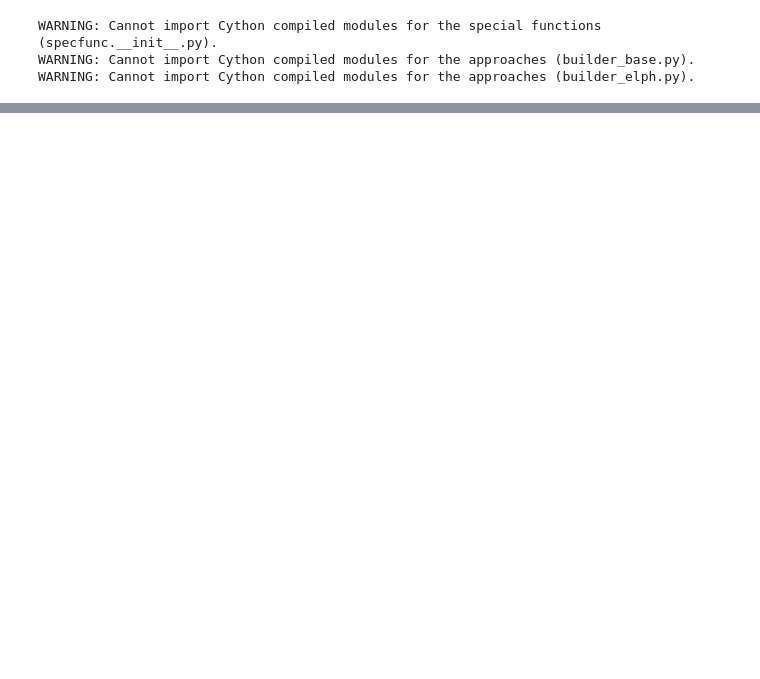
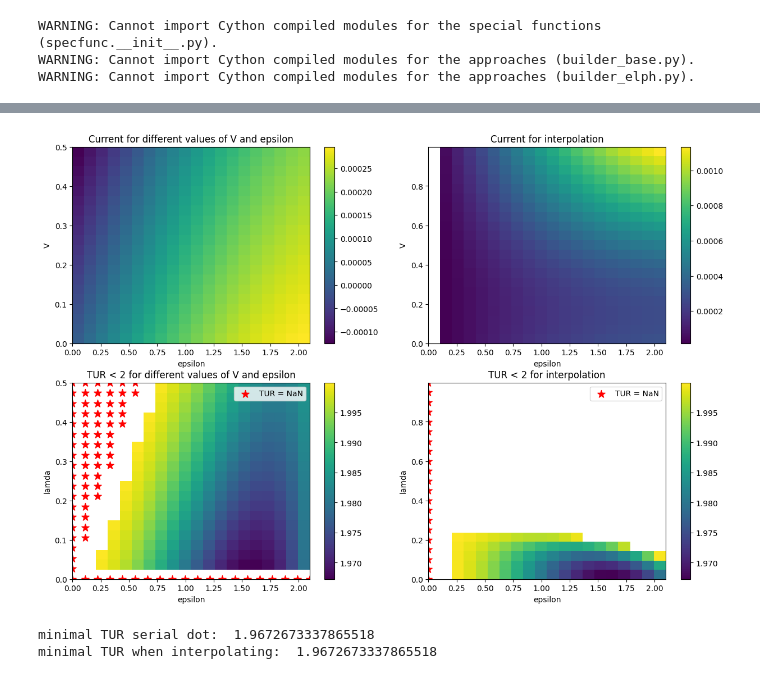
Before and after one commit to myIntSet/thermoelectrics, a Jupyter notebook: interpolating from serial violation/serial_to_parallell.ipynb, the cells around one changed output, grey strips where cells are left out. Saved outputs shown, nothing was run; the diff lists cells and outputs as text; code cells hidden in the pictures; blank space fills up the shorter version.

```diff
--- a/interpolating from serial violation/serial_to_parallell.ipynb
+++ b/interpolating from serial violation/serial_to_parallell.ipynb
@@ -145,0 +184,58 @@ I, I_var, J_QH, P, eff, sigma, TUR = ip.run_interpolation(epsilons, lamdas, **IN
+# %%
+fig, axes = plt.subplots(nrows=2, ncols=2, figsize=(15, 10))
+
+# Plot on different subplots using the axes array
+img = axes[0, 0].imshow(I, extent=[epsilons[0], epsilons[-1], VBs[0], VBs[-1]], aspect='auto', origin='lower')
+fig.colorbar(img, ax=axes[0, 0])
+axes[0, 0].set_title("Current for different values of V and epsilon")
+axes[0, 0].set_xlabel('epsilon')
+axes[0, 0].set_ylabel('V')
+#img.set_clim(-0.1, 0.1)  # Set color limits
+
+TUR_masked = np.ma.masked_where(TUR >= 2, TUR)
+
+img2 = axes[1,0].imshow(TUR_masked, extent=[epsilons[0], epsilons[-1], VBs[0], VBs[-1]], aspect='auto', origin='lower')
+fig.colorbar(img2, ax=axes[1, 0])
+# Find NaN positions
+nan_positions = np.argwhere(np.isnan(TUR))  # Get (row, col) indices of NaNs
+# Convert indices to coordinate system of `extent`
+x_nan = epsilons[nan_positions[:, 1]]  # Convert column index to x-coordinates
+y_nan = VBs[nan_positions[:, 0]]  # Convert row index to y-coordinates
+# Scatter stars at NaN locations
+axes[1, 0].scatter(x_nan, y_nan, color='red', marker='*', s=100, label="TUR = NaN")
+axes[1, 0].set_title("TUR < 2 for different values of V and epsilon")
+axes[1, 0].set_xlabel('epsilon')
+axes[1, 0].set_ylabel('lamda')
+axes[1,0].legend()
+
+img3 = axes[0,1].imshow(I2, extent=[epsilons[0], epsilons[-1], lamdas[0], lamdas[-1]], aspect='auto', origin='lower')
+fig.colorbar(img3, ax=axes[0, 1])
+axes[0, 1].set_title("Current for interpolation")
+axes[0, 1].set_xlabel('epsilon')
+axes[0, 1].set_ylabel('V')
+
+TUR_masked2 = np.ma.masked_where(TUR2 >= 2, TUR2)
+
+img4 = axes[1,1].imshow(TUR_masked2, extent=[epsilons[0], epsilons[-1], lamdas[0], lamdas[-1]], aspect='auto', origin='lower')
+# Find NaN positions
+nan_positions = np.argwhere(np.isnan(TUR2))  # Get (row, col) indices of NaNs
+# Convert indices to coordinate system of `extent`
+x_nan = epsilons[nan_positions[:, 1]]  # Convert column index to x-coordinates
+y_nan = lamdas[nan_positions[:, 0]]  # Convert row index to y-coordinates
+# Scatter stars at NaN locations
+axes[1, 1].scatter(x_nan, y_nan, color='red', marker='*', s=100, label="TUR = NaN")
+fig.colorbar(img4, ax=axes[1, 1])
+#img.set_clim(0, 2)  # Set color limits
+axes[1, 1].set_title("TUR < 2 for interpolation")
+axes[1, 1].set_xlabel('epsilon')
+axes[1, 1].set_ylabel('lamda')
+axes[1,1].legend()
+
+plt.show()
+
+print("minimal TUR serial dot: ", np.nanmin(TUR))
+print("minimal TUR when interpolating: ", np.nanmin(TUR2))
+# %% [output]
+[figure, added]
+minimal TUR serial dot:  1.9672673337865518
+minimal TUR when interpolating:  1.9672673337865518
```
Also changed, not shown: parts of 8 cells of this notebook.
